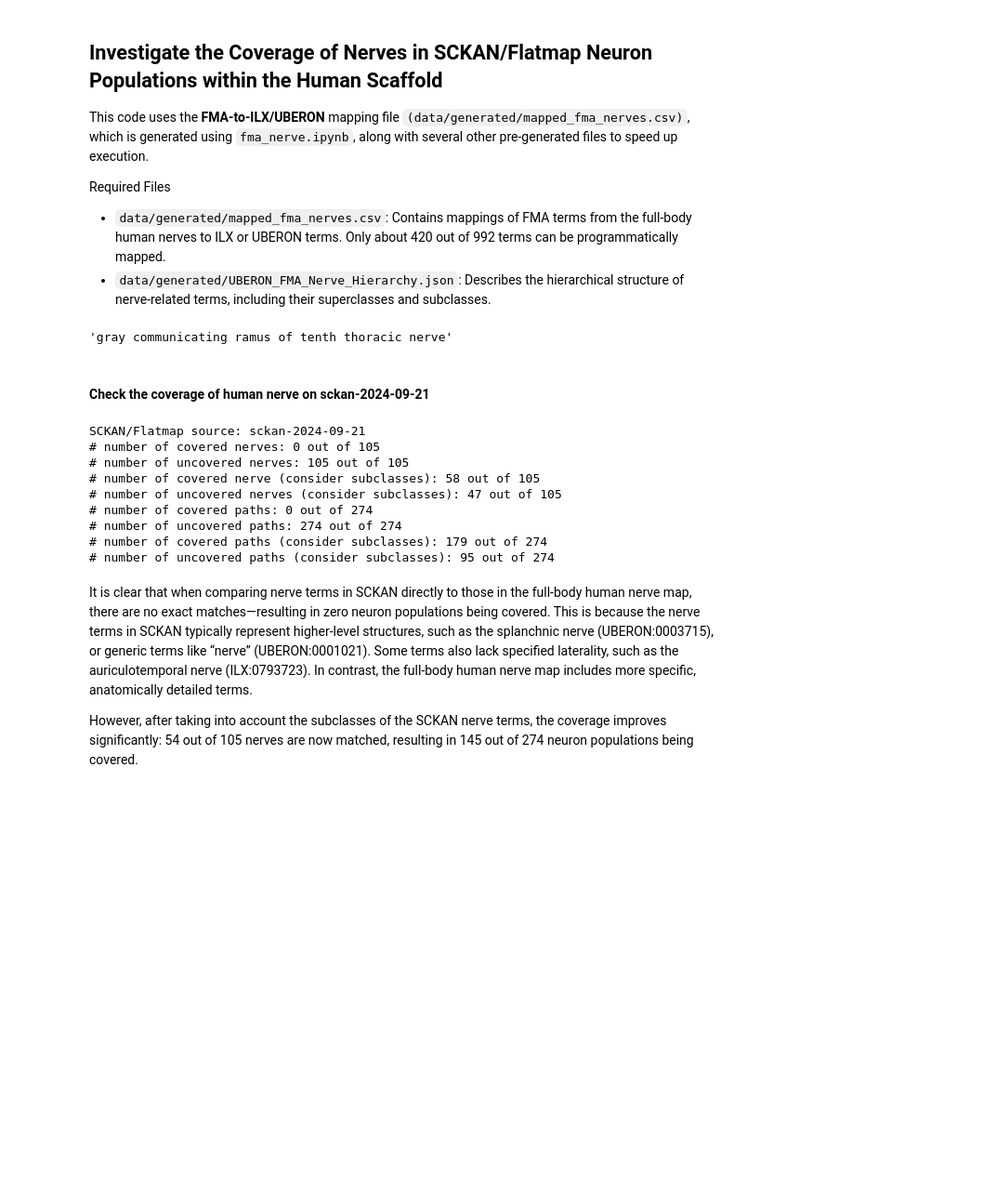
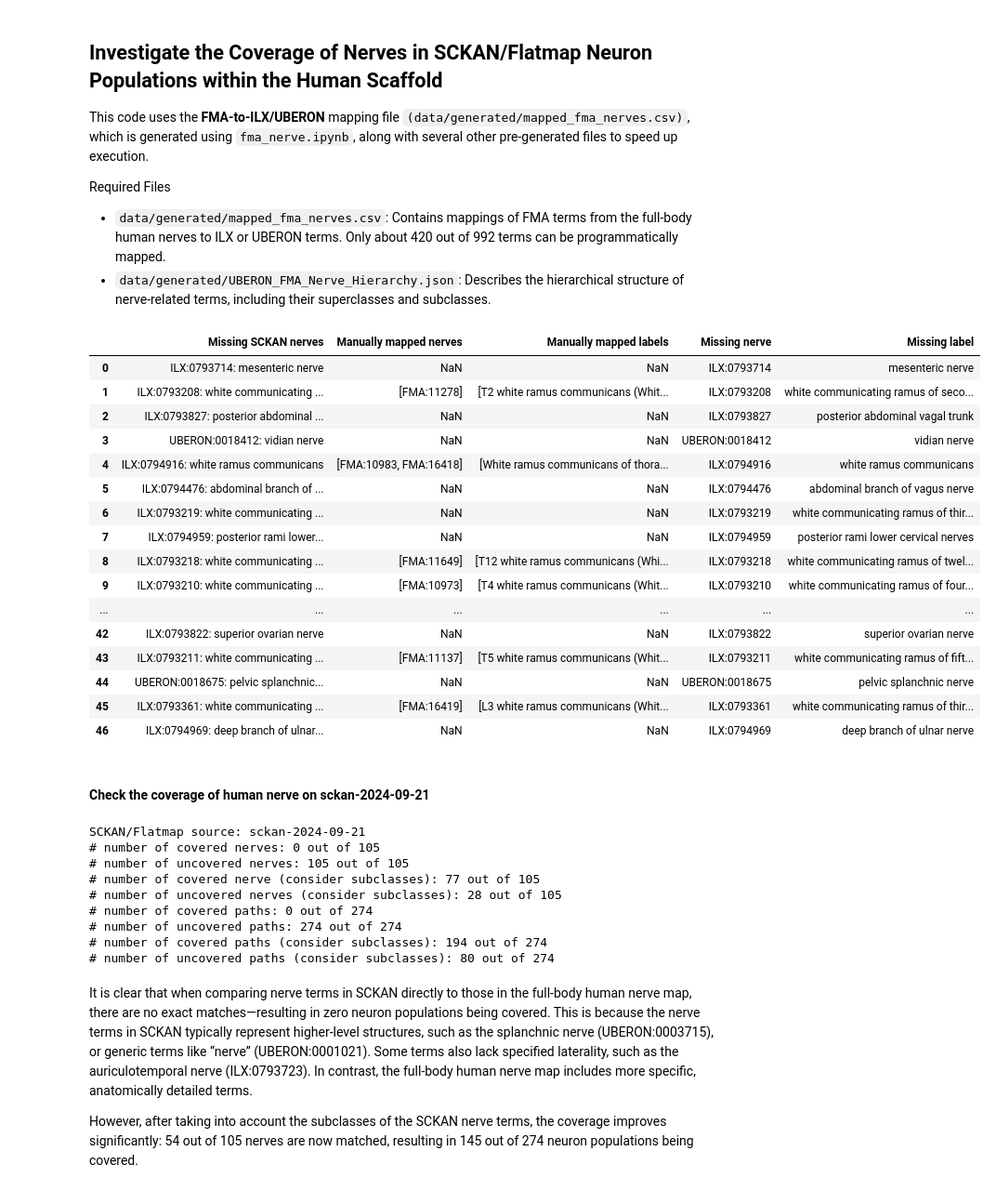
Before and after one commit to napakalas/sckan-nerves, a Jupyter notebook: pg_human_nerves.ipynb, the cells around one changed output. Shown: that part at 93% size. Saved outputs shown, nothing was run; the diff lists cells and outputs as text; code cells hidden in the pictures; blank space fills up the shorter version.

Commit message:
Add manually mapped SCKAN nerves to full-body scaffold nervese.

```diff
--- a/pg_human_nerves.ipynb
+++ b/pg_human_nerves.ipynb
@@ -36,6 +37,37 @@ human_nerves = {
         for x in ast.literal_eval(row['available'])
     }
 }
+# %%
+## There are some nerves in SCKAN that should be manually mapped to full-body scaffold map
+## The mapping is available in `data/source/manually_mapped_missing_nerves.csv'
+
+tmp_df = pd.read_csv(SOURCE_DIR / 'manually_mapped_missing_nerves.csv')
+tmp_df[['Missing nerve', 'Missing label']] = tmp_df['Missing SCKAN nerves'].str.split(': ', expand=True)
+tmp_df['Manually mapped nerves'] = tmp_df['Manually mapped nerves'].replace('-', np.nan)
+tmp_df['Manually mapped nerves'] = tmp_df['Manually mapped nerves'].str.split(r'[\r\n]+')
+tmp_df['Manually mapped labels'] = tmp_df['Manually mapped labels'].str.split(r'[\r\n]+')
+
+manually_mapped_nerves = dict(zip(tmp_df.loc[tmp_df['Manually mapped nerves'].notna(), 'Missing nerve'], tmp_df.loc[tmp_df['Manually mapped nerves'].notna(), 'Manually mapped nerves']))
+
+tmp_df
+# %% [output]
+|  | Missing SCKAN nerves | Manually mapped nerves | Manually mapped labels | Missing nerve | Missing label |
+| 0 | ILX:0793714: mesenteric nerve | NaN | NaN | ILX:0793714 | mesenteric nerve |
+| 1 | ILX:0793208: white communicating ... | [FMA:11278] | [T2 white ramus communicans (Whit... | ILX:0793208 | white communicating ramus of seco... |
+| 2 | ILX:0793827: posterior abdominal ... | NaN | NaN | ILX:0793827 | posterior abdominal vagal trunk |
+| 3 | UBERON:0018412: vidian nerve | NaN | NaN | UBERON:0018412 | vidian nerve |
+| 4 | ILX:0794916: white ramus communicans | [FMA:10983, FMA:16418] | [White ramus communicans of thora... | ILX:0794916 | white ramus communicans |
+| 5 | ILX:0794476: abdominal branch of ... | NaN | NaN | ILX:0794476 | abdominal branch of vagus nerve |
+| 6 | ILX:0793219: white communicating ... | NaN | NaN | ILX:0793219 | white communicating ramus of thir... |
+| 7 | ILX:0794959: posterior rami lower... | NaN | NaN | ILX:0794959 | posterior rami lower cervical nerves |
+| 8 | ILX:0793218: white communicating ... | [FMA:11649] | [T12 white ramus communicans (Whi... | ILX:0793218 | white communicating ramus of twel... |
+| 9 | ILX:0793210: white communicating ... | [FMA:10973] | [T4 white ramus communicans (Whit... | ILX:0793210 | white communicating ramus of four... |
+| ... | ... | ... | ... | ... | ... |
+| 42 | ILX:0793822: superior ovarian nerve | NaN | NaN | ILX:0793822 | superior ovarian nerve |
+| 43 | ILX:0793211: white communicating ... | [FMA:11137] | [T5 white ramus communicans (Whit... | ILX:0793211 | white communicating ramus of fift... |
+| 44 | UBERON:0018675: pelvic splanchnic... | NaN | NaN | UBERON:0018675 | pelvic splanchnic nerve |
+| 45 | ILX:0793361: white communicating ... | [FMA:16419] | [L3 white ramus communicans (Whit... | ILX:0793361 | white communicating ramus of thir... |
+| 46 | ILX:0794969: deep branch of ulnar... | NaN | NaN | ILX:0794969 | deep branch of ulnar nerve |
 # %%
 NPO_OWNER = 'SciCrunch'
 NPO_REPO = 'NIF-Ontology'
@@ -116,12 +148,6 @@ class SCKANTerms():
             return str(rows[0].label).lower().strip()
         else:
             return term_id
-
-sckan_terms = SCKANTerms()
-sckan_terms.get_existing_ids('ILX:0792409')
-sckan_terms.get_label('ILX:0792409')
-# %% [output]
-'gray communicating ramus of tenth thoracic nerve'
 # %%
 # A function to execute a query and return results from PostgreSQL
 def execute_cq(query):
@@ -258,18 +288,18 @@ class HumanSCKANNerves():
 #### Check the coverage of human nerve on sckan-2024-09-21
 # %%
 # Create an object and print stat
-hsn = HumanSCKANNerves('sckan-2024-09-21', human_nerves)
+hsn = HumanSCKANNerves('sckan-2024-09-21', human_nerves, manually_mapped_nerves)
 hsn.print_stats()
 # %% [output]
 SCKAN/Flatmap source: sckan-2024-09-21
 # number of covered nerves: 0 out of 105
 # number of uncovered nerves: 105 out of 105
-# number of covered nerve (consider subclasses): 58 out of 105
-# number of uncovered nerves (consider subclasses): 47 out of 105
+# number of covered nerve (consider subclasses): 77 out of 105
+# number of uncovered nerves (consider subclasses): 28 out of 105
 # number of covered paths: 0 out of 274
 # number of uncovered paths: 274 out of 274
-# number of covered paths (consider subclasses): 179 out of 274
-# number of uncovered paths (consider subclasses): 95 out of 274
+# number of covered paths (consider subclasses): 194 out of 274
+# number of uncovered paths (consider subclasses): 80 out of 274
 # %% [markdown]
 It is clear that when comparing nerve terms in SCKAN directly to those in the full-body human nerve map, there are no exact matches—resulting in zero neuron populations being covered. This is because the nerve terms in SCKAN typically represent higher-level structures, such as the splanchnic nerve (UBERON:0003715), or generic terms like “nerve” (UBERON:0001021). Some terms also lack specified laterality, such as the auriculotemporal nerve (ILX:0793723). In contrast, the full-body human nerve map includes more specific, anatomically detailed terms.
 
```
Also changed, not shown: parts of 6 cells of this notebook, 1 other file.
